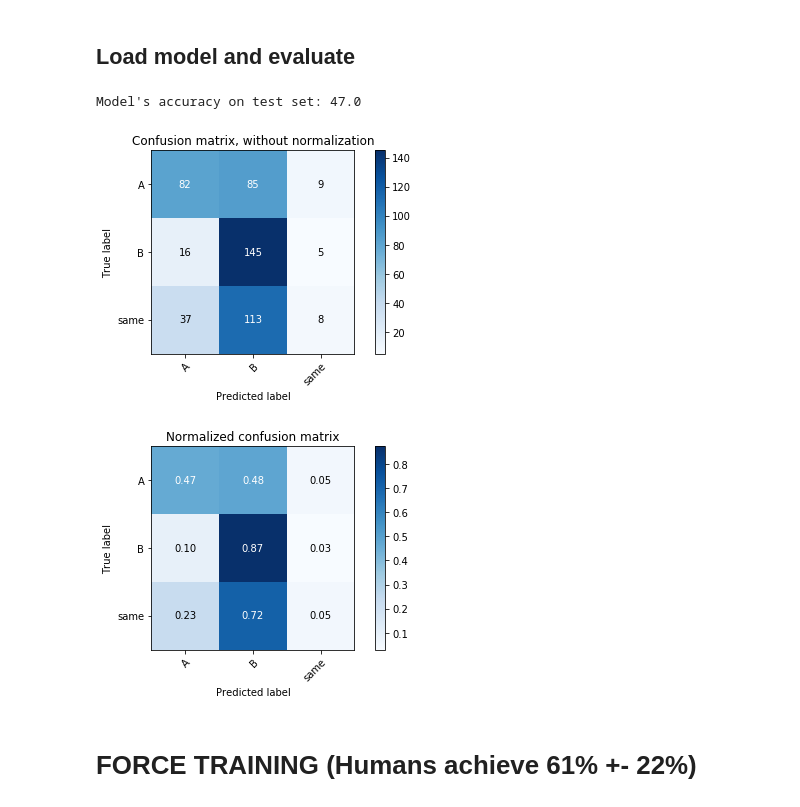
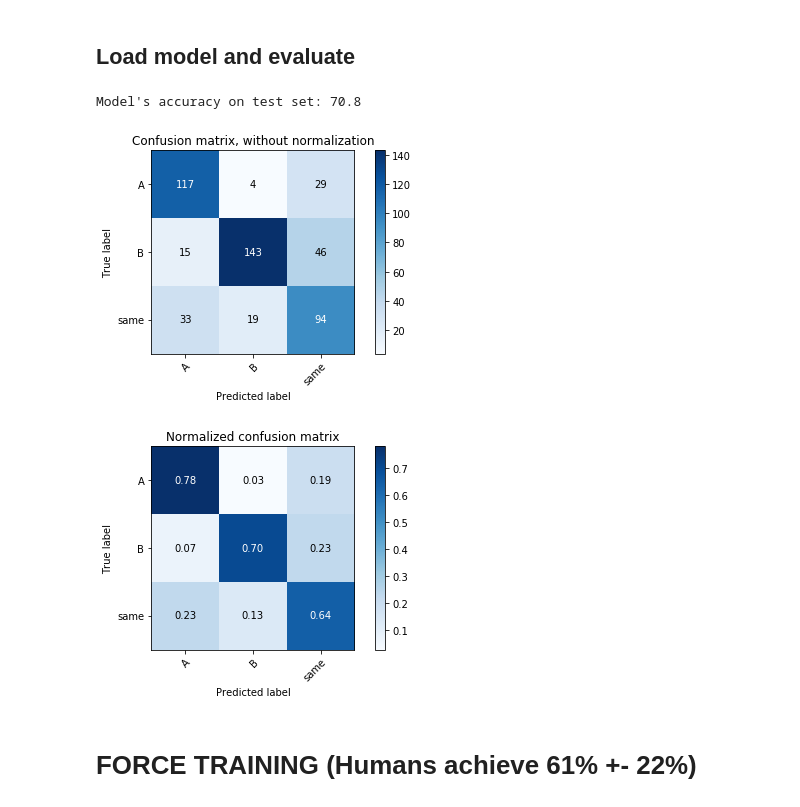
Before and after one commit to iamhectorotero/learning-physical-properties-with-rnns, a Jupyter notebook: 3. Passive Training loop.ipynb, the cells around one changed output. Drawn from its saved outputs; the diff is of its cells as text; code cells hidden in the pictures.

Commit message:
Separated train and validation trials

```diff
--- a/3. Passive Training loop.ipynb
+++ b/3. Passive Training loop.ipynb
@@ -88,15 +89,16 @@ joblib.dump(scaler, "scalers/passive_mass_scaler.sk")
 # %%
 model_path = "models/passive_mass_model.pt"
 scaler_path = "scalers/passive_mass_scaler.sk"
 network_dims = (INPUT_DIM, HIDDEN_DIM, N_LAYERS, OUTPUT_DIM)
 test_dataset_path = "data/test_passive_trials.h5"
 class_columns = MASS_CLASS_COLS
 
-evaluate_saved_model(model_path, network_dims, test_dataset_path, MASS_CLASS_COLS, step_size=STEP_SIZE, scaler_path=scaler_path)
+evaluate_saved_model(model_path, network_dims, test_dataset_path, BASIC_TRAINING_COLS,
+                     class_columns, step_size=STEP_SIZE, scaler_path=scaler_path)
 # %% [output]
-Model's accuracy on test set: 47.0
+Model's accuracy on test set: 70.8
-[figure, old version]
+[figure, new version]
-[figure, old version]
+[figure, new version]
 # %% [markdown]
 # FORCE TRAINING  (Humans achieve 61% +- 22%)
 # %% [markdown]
```
Also changed, not shown: parts of 15 cells of this notebook, 2 other files.
